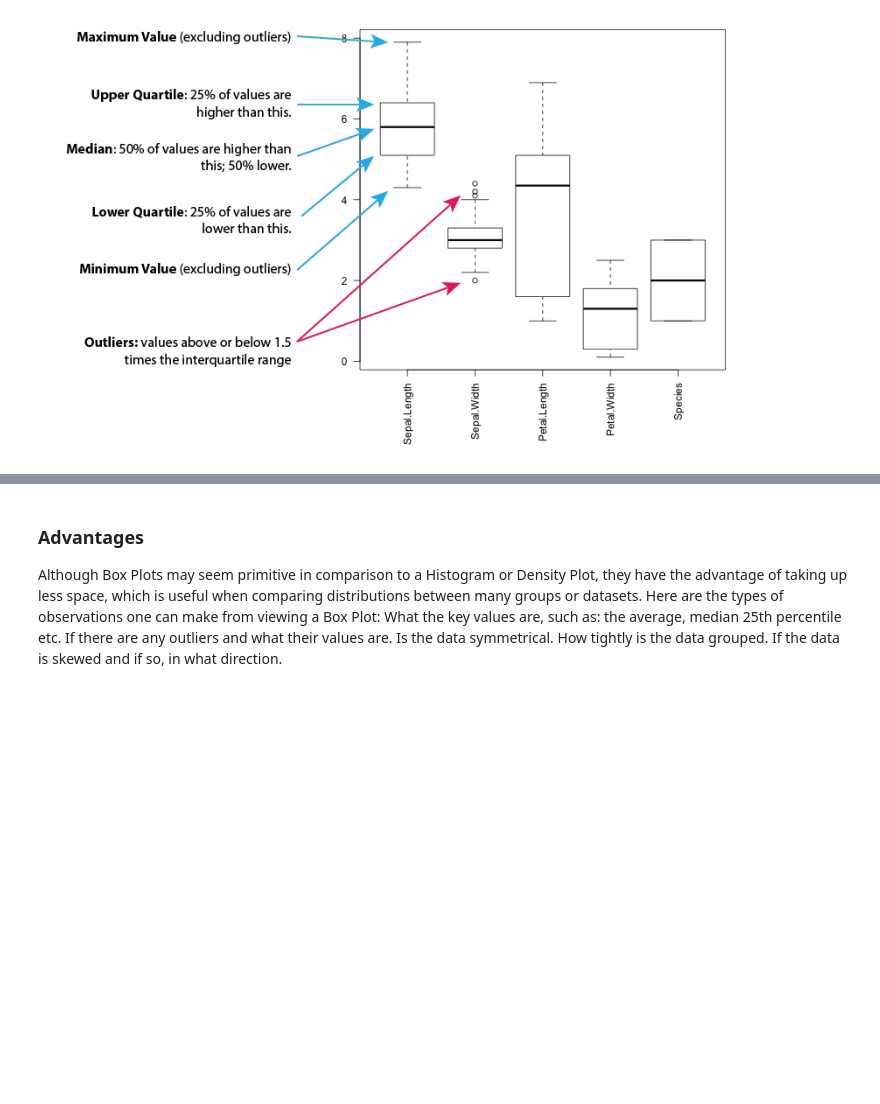
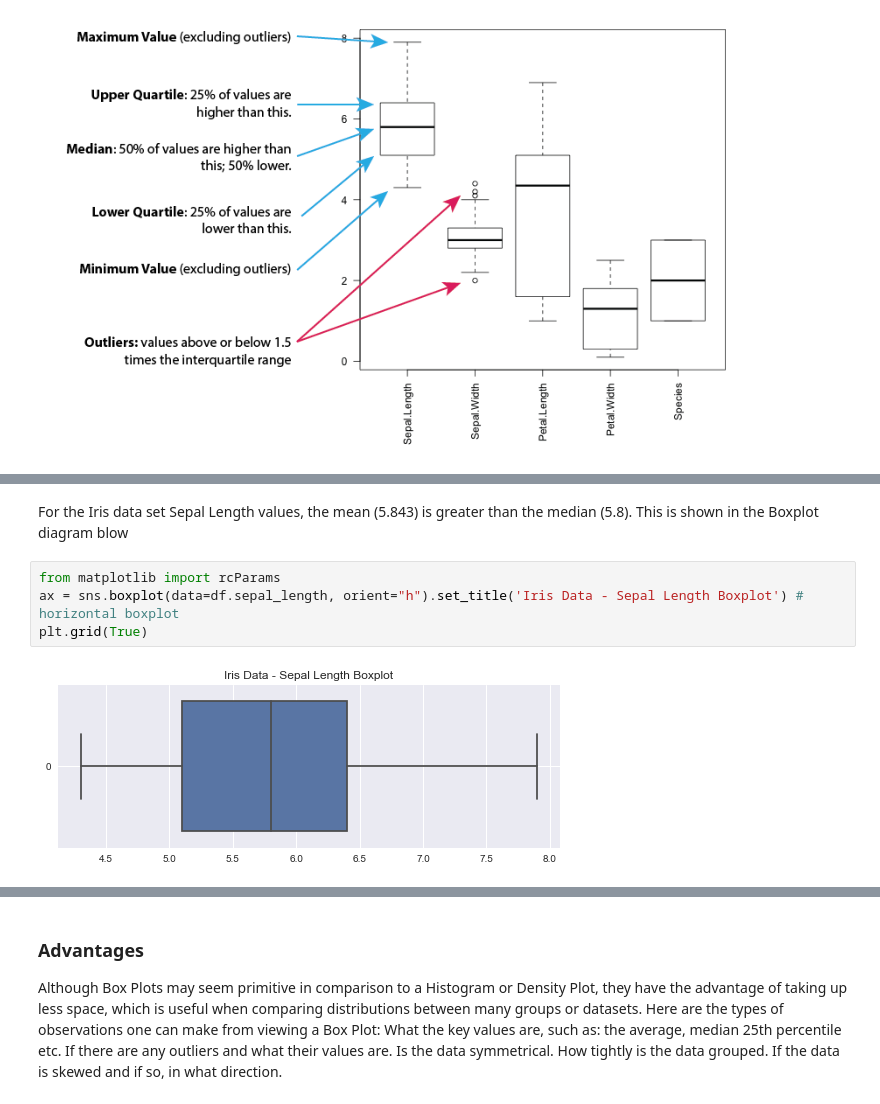
Before and after one commit to eamonnofarrell/Boxplot, a Jupyter notebook: BoxPlot_Project.ipynb, the cells around one changed output, grey strips where cells are left out. Cells and saved outputs as stored; diff of their text form; blank space fills up the shorter version.

```diff
--- a/BoxPlot_Project.ipynb
+++ b/BoxPlot_Project.ipynb
@@ -87,0 +84,8 @@ plt.grid(True)
+# %% [markdown]
+For the Iris data set Sepal Length values, the mean (5.843) is greater than the median (5.8). This is shown in the Boxplot diagram blow
+# %%
+from matplotlib import rcParams
+ax = sns.boxplot(data=df.sepal_length, orient="h").set_title('Iris Data - Sepal Length Boxplot') # horizontal boxplot
+plt.grid(True)
+# %% [output]
+[figure, added]
```
Also changed, not shown: parts of 16 cells of this notebook.
